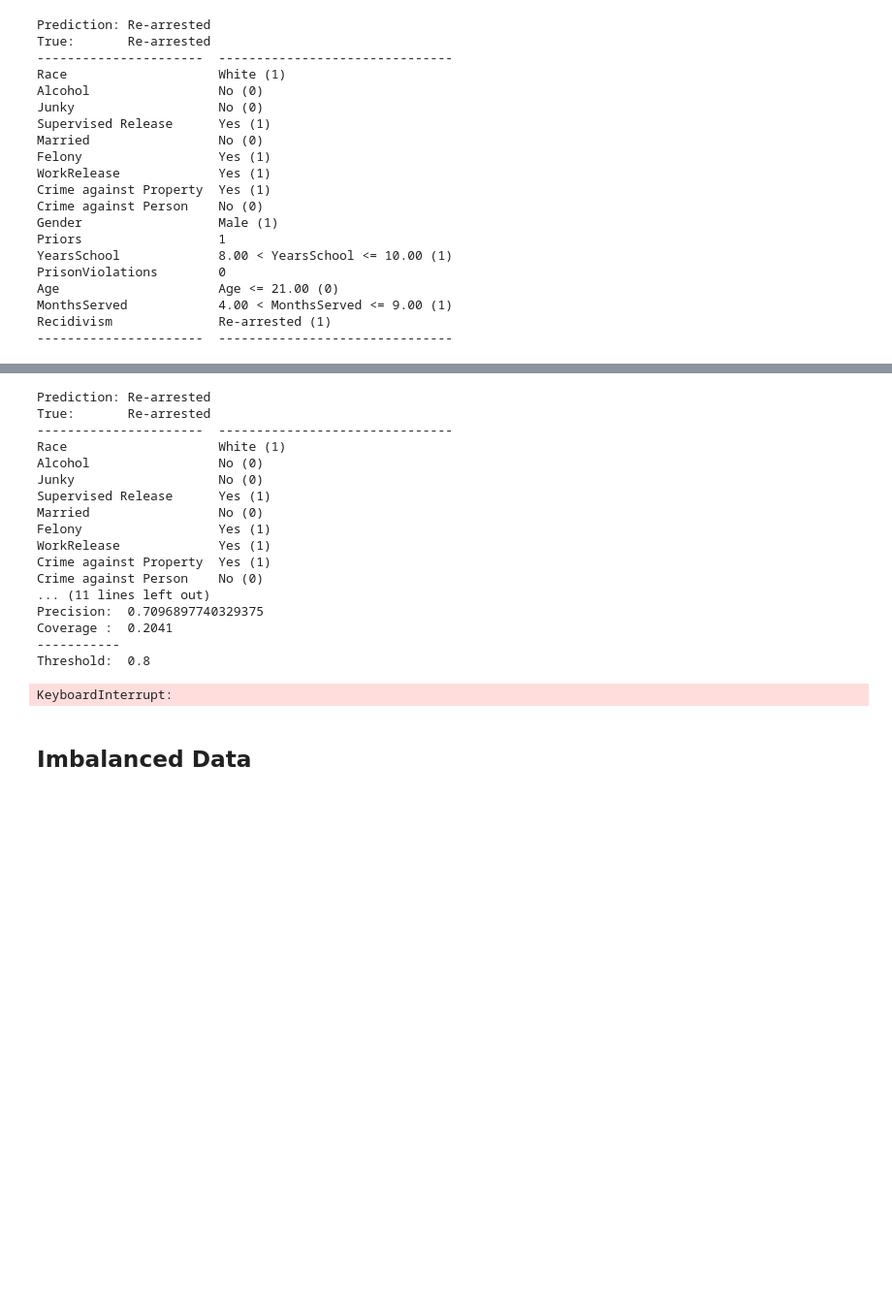
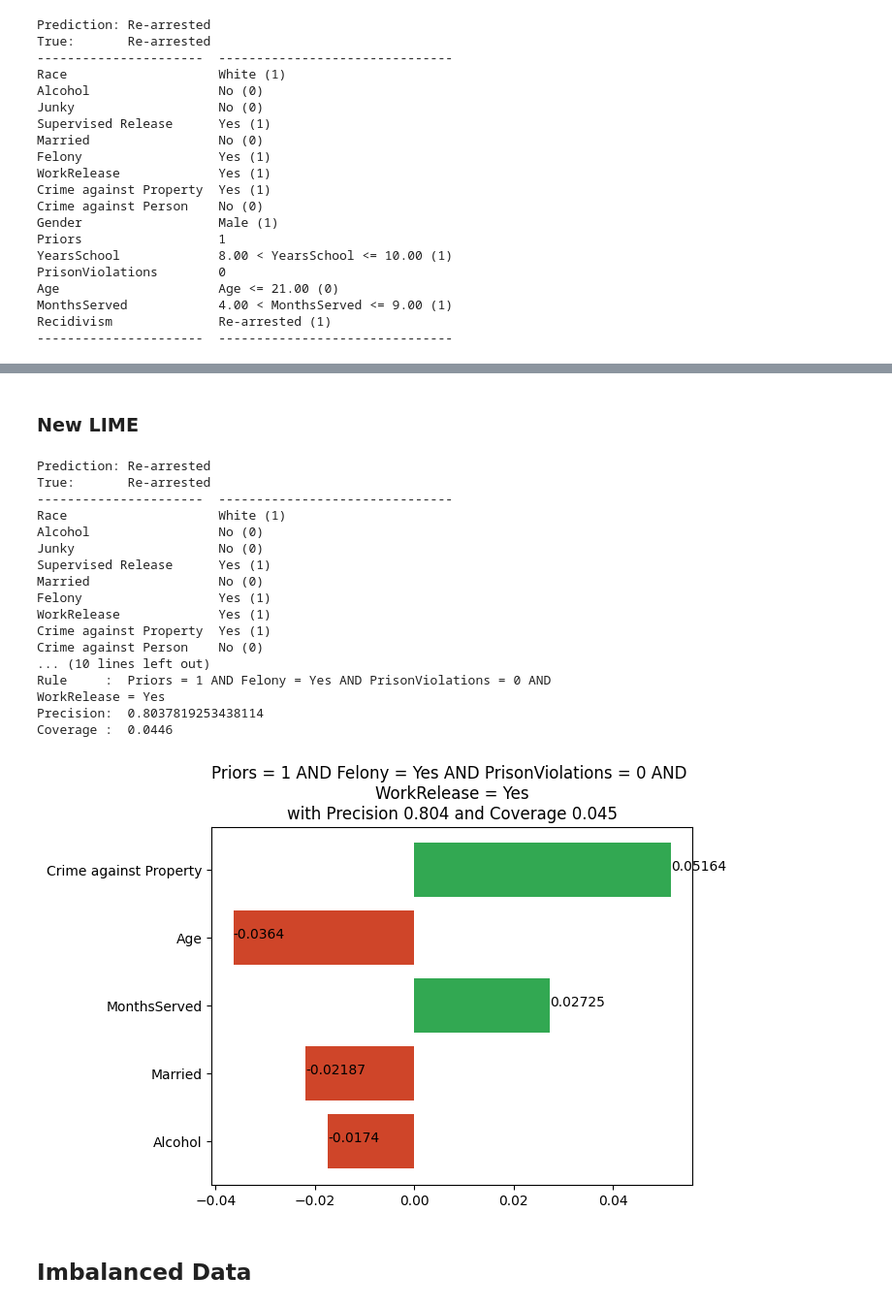
Before and after one commit to g-ohara/rlime, a Jupyter notebook: newlime.ipynb, the cells around one changed output, grey strips where cells are left out. Shown at 97% size. Cells and saved outputs as stored; diff of their text form; code cells hidden in the pictures; blank space fills up the shorter version.

```diff
--- a/newlime.ipynb
+++ b/newlime.ipynb
@@ -187,35 +129,47 @@ Recidivism              Re-arrested (1)
+# %% [markdown]
+### New LIME
 # %%
-import importlib
-importlib.reload(newlime_base)
+import newlime_tabular
 importlib.reload(newlime_tabular)
 importlib.reload(newlime_utils)
+
 write_file = False
 
 i = random.randint(10, dataset.test.shape[0])
 i = 0
-trg, trg_label = sample(i, dataset, dataset_name, dataset_folder)
+trg, trg_label = newlime_utils.sample(i, dataset, dataset_name, rf)
 
-for t in [0.70, 0.80, 0.90, 0.95]:
-    new_lime(trg, dataset, threshold=t, beam_size=1, epsilon=0.1, my_verbose=True)
+for t in [0.80]:  # [0.70, 0.80, 0.90, 0.95]:
+    hyper_param = newlime_tabular.HyperParam(
+        delta = 0.05,
+        epsilon = 0.1,
+        epsilon_stop = 0.05,
+        beam_size = 10,
+        batch_size = 100,
+        desired_confidence = t,
+        coverage_samples_num = 10000,
+        max_rule_length = None,
+    )
+    newlime_utils.new_lime(trg, dataset, rf, hyper_param)
     if write_file:
         img_file = 'img/%s/%05d-%03d.png' % (dataset_name, i, t * 100)
         plt.savefig(img_file, bbox_inches='tight')
 # %% [output]
 Prediction: Re-arrested
 True:       Re-arrested
 ----------------------  -------------------------------
 Race                    White (1)
 Alcohol                 No (0)
 Junky                   No (0)
 Supervised Release      Yes (1)
 Married                 No (0)
 Felony                  Yes (1)
 WorkRelease             Yes (1)
 Crime against Property  Yes (1)
 Crime against Person    No (0)
-... (11 lines left out)
-Precision:  0.7096897740329375
-Coverage :  0.2041
------------
-Threshold:  0.8
+... (10 lines left out)
+Rule     :  Priors = 1 AND Felony = Yes AND PrisonViolations = 0 AND
+WorkRelease = Yes
+Precision:  0.8037819253438114
+Coverage :  0.0446
-KeyboardInterrupt:
+[figure, added]
```
Also changed, not shown: parts of 22 cells of this notebook, 3 other files.
